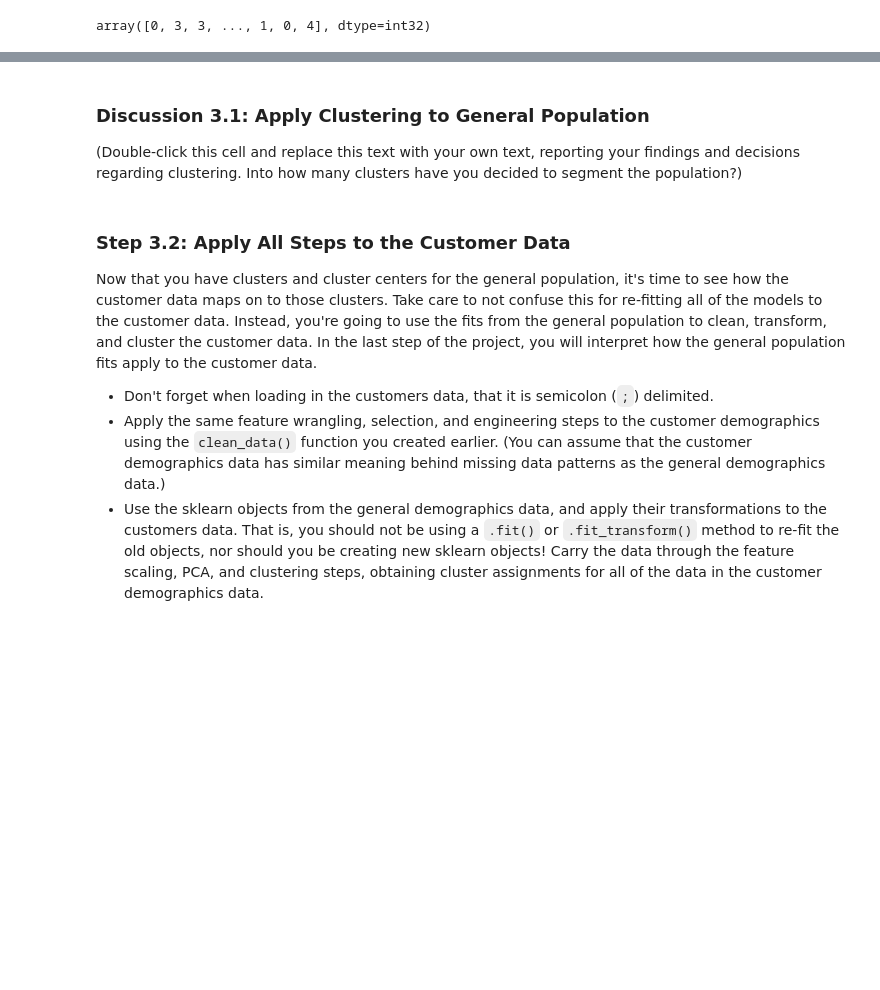
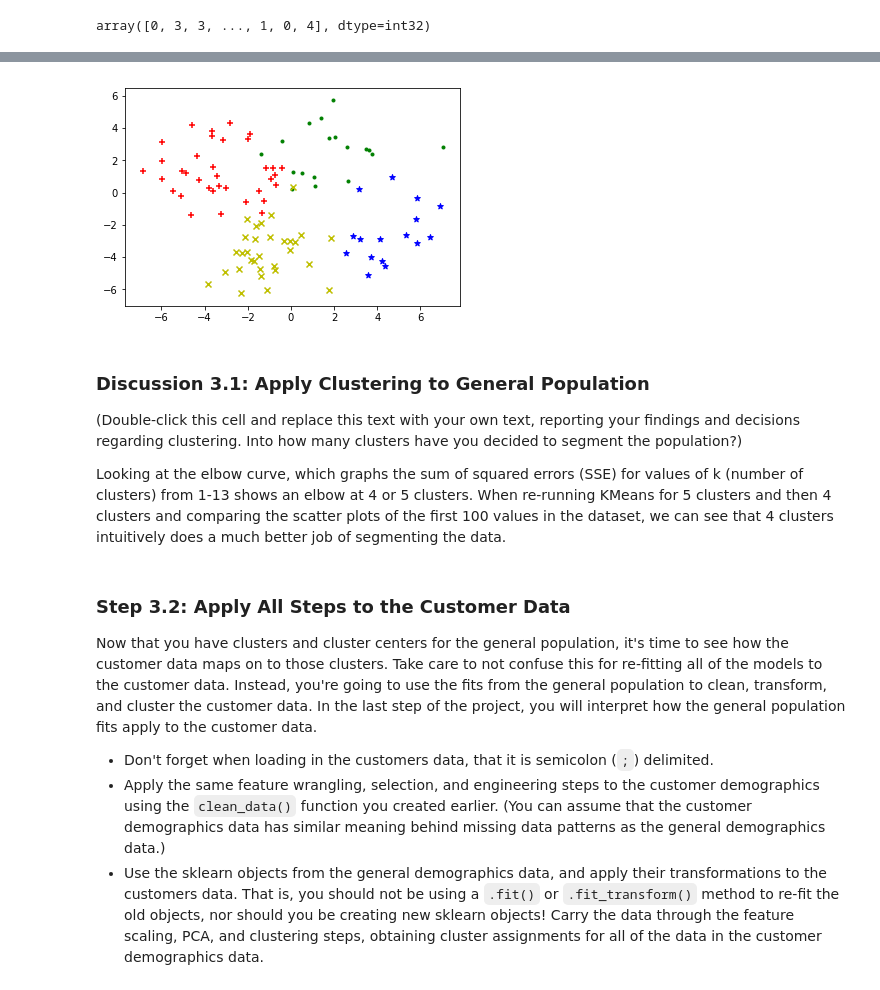
Before and after one commit to noreenwu/customer-segments, a Jupyter notebook: Identify_Customer_Segments.ipynb, the cells around one changed output, grey strips where cells are left out. Cells and saved outputs as stored; diff of their text form; code cells hidden in the pictures; blank space fills up the shorter version.

Commit message:
feat: kmeans discussion and begin clean, transform customer data

```diff
--- a/Identify_Customer_Segments.ipynb
+++ b/Identify_Customer_Segments.ipynb
@@ -1874,7 +1873,28 @@ plt.show()
+# %%
+for i in range(0, 100):
+    if preds[i] == 0:
+        c1 = plt.scatter(X_pca[i,0],X_pca[i,1],c='r',marker='+')
+    elif preds[i] == 1:
+        c2 = plt.scatter(X_pca[i,0],X_pca[i,1],c='b',marker='*')
+    elif preds[i] == 2:
+        c3 = plt.scatter(X_pca[i,0],X_pca[i,1],c='g',marker='.')
+    elif preds[i] == 3:
+        c4 = plt.scatter(X_pca[i,0],X_pca[i,1],c='y',marker='x')
+
+# pl.legend([c1, c2, c3, c4, c5],['Cluster 1', 'Cluster 0',
+#     'Cluster 2'])
+plt.show()
+# %% [output]
+[figure, added]
 # %% [markdown]
 ### Discussion 3.1: Apply Clustering to General Population
 
 (Double-click this cell and replace this text with your own text, reporting your findings and decisions regarding clustering. Into how many clusters have you decided to segment the population?)
+
+Looking at the elbow curve, which graphs the sum of squared errors (SSE) for values of k (number of clusters)
+from 1-13 shows an elbow at 4 or 5 clusters. When re-running KMeans for 5 clusters and then 4 clusters and
+comparing the scatter plots of the first 100 values in the dataset, we can see that 4 clusters intuitively
+does a much better job of segmenting the data.
 # %% [markdown]
 ### Step 3.2: Apply All Steps to the Customer Data
 
```
Also changed, not shown: parts of 27 cells of this notebook, 1 other file.
